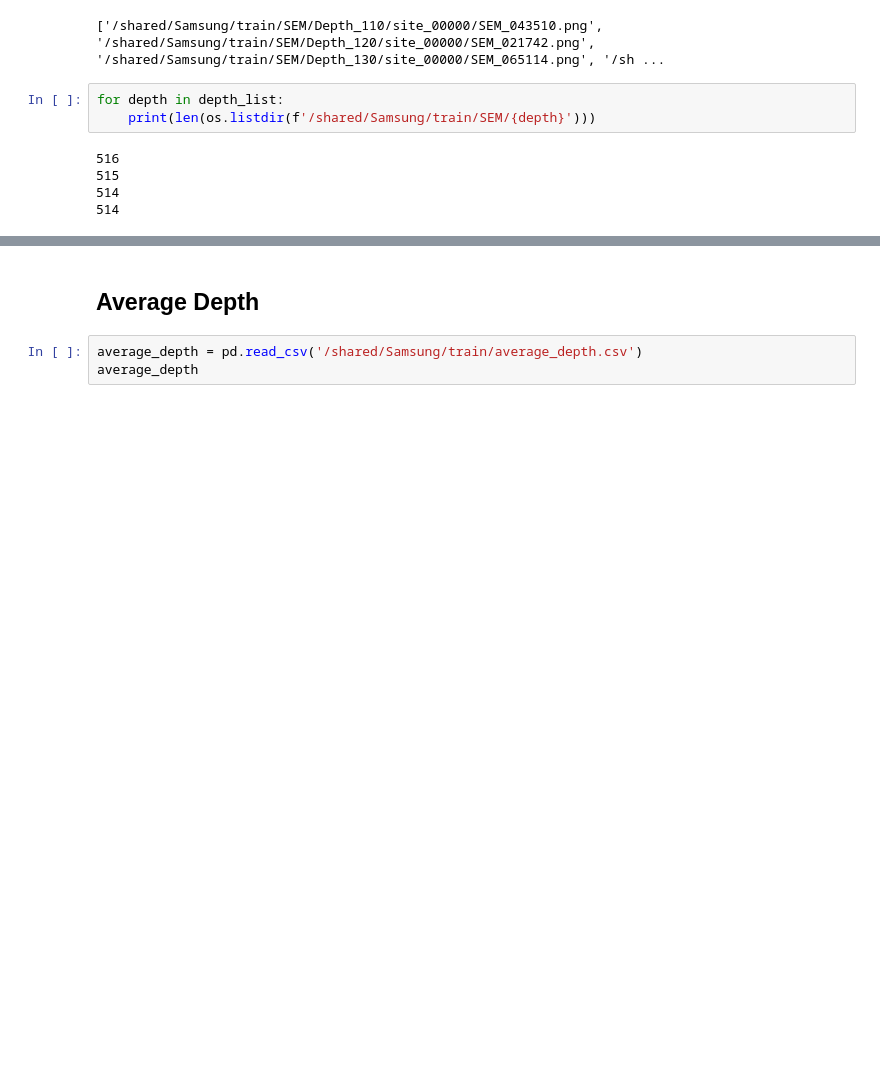
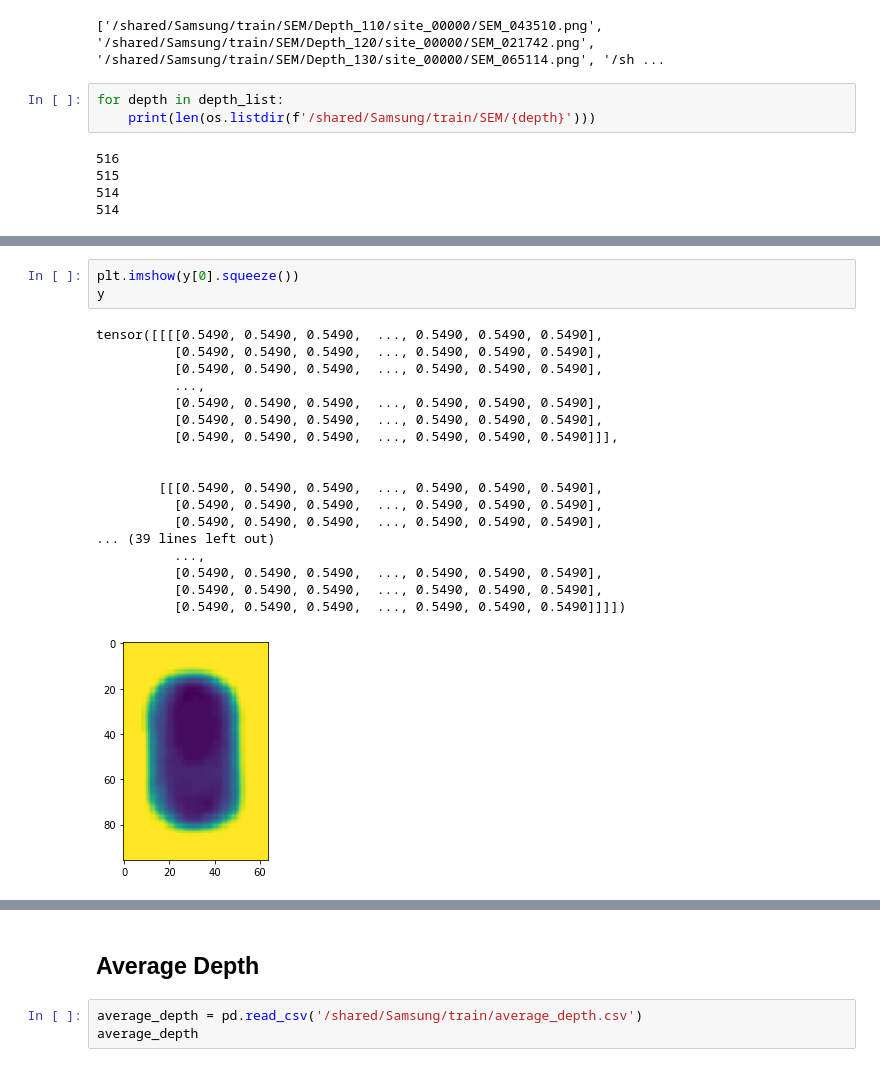
Before and after one commit to Normalist-K/dacon-sem, a Jupyter notebook: notebooks/eda.ipynb, the cells around one changed output, grey strips where cells are left out. Saved outputs shown, nothing was run; the diff lists cells and outputs as text; blank space fills up the shorter version.

```diff
--- a/notebooks/eda.ipynb
+++ b/notebooks/eda.ipynb
@@ -59,0 +106,22 @@ for depth in depth_list:
+# %%
+plt.imshow(y[0].squeeze())
+y
+# %% [output]
+tensor([[[[0.5490, 0.5490, 0.5490,  ..., 0.5490, 0.5490, 0.5490],
+          [0.5490, 0.5490, 0.5490,  ..., 0.5490, 0.5490, 0.5490],
+          [0.5490, 0.5490, 0.5490,  ..., 0.5490, 0.5490, 0.5490],
+          ...,
+          [0.5490, 0.5490, 0.5490,  ..., 0.5490, 0.5490, 0.5490],
+          [0.5490, 0.5490, 0.5490,  ..., 0.5490, 0.5490, 0.5490],
+          [0.5490, 0.5490, 0.5490,  ..., 0.5490, 0.5490, 0.5490]]],
+
+
+        [[[0.5490, 0.5490, 0.5490,  ..., 0.5490, 0.5490, 0.5490],
+          [0.5490, 0.5490, 0.5490,  ..., 0.5490, 0.5490, 0.5490],
+          [0.5490, 0.5490, 0.5490,  ..., 0.5490, 0.5490, 0.5490],
+... (39 lines left out)
+          ...,
+          [0.5490, 0.5490, 0.5490,  ..., 0.5490, 0.5490, 0.5490],
+          [0.5490, 0.5490, 0.5490,  ..., 0.5490, 0.5490, 0.5490],
+          [0.5490, 0.5490, 0.5490,  ..., 0.5490, 0.5490, 0.5490]]]])
+[figure, added]
```
Also changed, not shown: parts of 8 cells of this notebook, 9 other files.
